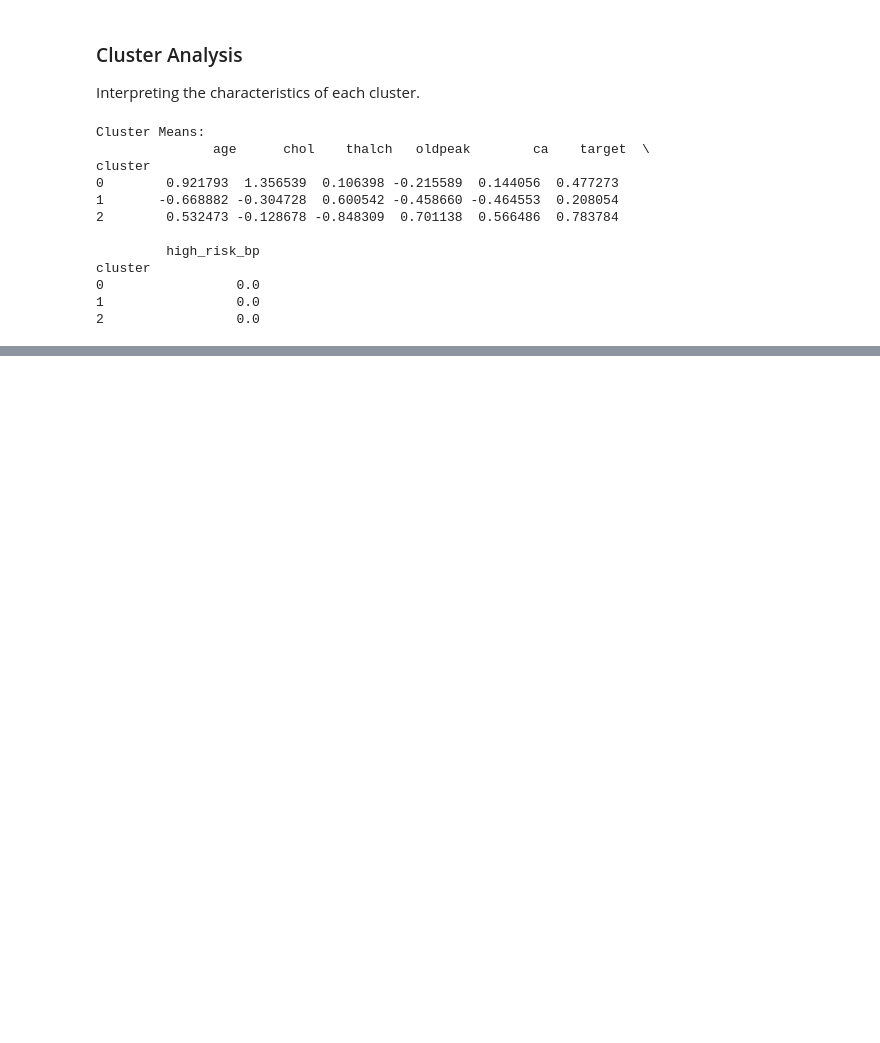
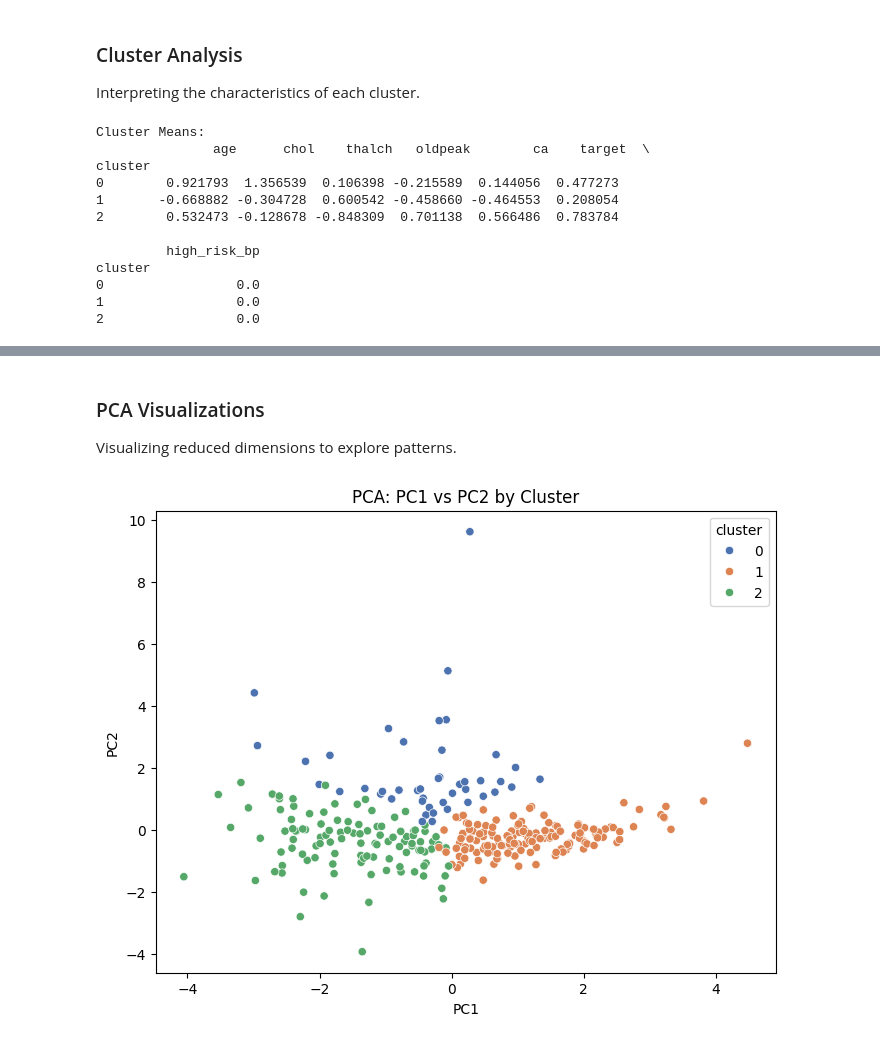
Before and after one commit to GoudyMT/heart-disease-ml, a Jupyter notebook: notebook/ml-portfolio.ipynb, the cells around one changed output, grey strips where cells are left out. Cells and saved outputs as stored; diff of their text form; code cells hidden in the pictures; blank space fills up the shorter version.

```diff
--- a/notebook/ml-portfolio.ipynb
+++ b/notebook/ml-portfolio.ipynb
@@ -280,0 +325,9 @@ cluster
+# %%
+# Apply PCA with chosen components
+n_components = 2  # For visualization
+pca = PCA(n_components=n_components, random_state=42)
+pca_components = pca.fit_transform(pca_features)
+df_pca = pd.DataFrame(pca_components, columns=[f'PC{i+1}' for i in range(n_components)])
+df_pca['cluster'] = df_cleveland['cluster']
+df_pca['target'] = df_cleveland['target']
+print("PCA DataFrame Head:\n", df_pca.head())
@@ -280,0 +342,12 @@ cluster
+# %% [markdown]
+### PCA Visualizations
+Visualizing reduced dimensions to explore patterns.
+# %%
+# PCA scatter plot by cluster
+plt.figure(figsize=(8, 6))
+sns.scatterplot(x='PC1', y='PC2', hue='cluster', palette='deep', data=df_pca)
+plt.title('PCA: PC1 vs PC2 by Cluster')
+plt.savefig('../images/pca_cluster_scatter.png', dpi=300, bbox_inches='tight')
+plt.show()
+# %% [output]
+[figure, added]
```
Also changed, not shown: parts of 11 cells of this notebook, 5 other files.
